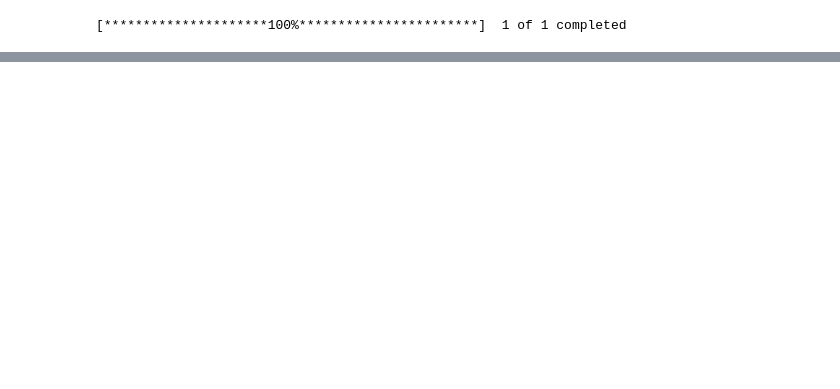
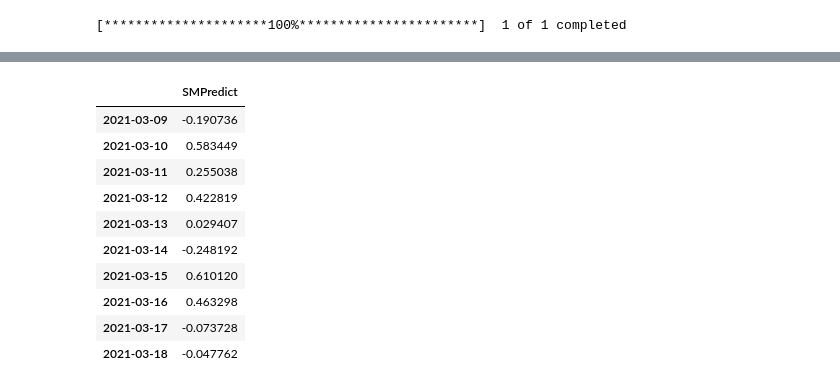
Before and after one commit to CCC-GH/FinalProject-Stock, a Jupyter notebook: BY/Grab_Social_Scores.ipynb, the cells around one changed output, grey strips where cells are left out. Cells and saved outputs as stored; diff of their text form; code cells hidden in the pictures; blank space fills up the shorter version.

```diff
--- a/BY/Grab_Social_Scores.ipynb
+++ b/BY/Grab_Social_Scores.ipynb
@@ -326,0 +306,2 @@ TypeError: periods must be a number, got DatetimeIndex(['2021-03-08 19:20:33.584
+# %%
+future_dates = pd.date_range(start=today, periods=10).strftime('%Y-%m-%d')
@@ -326,0 +311,16 @@ TypeError: periods must be a number, got DatetimeIndex(['2021-03-08 19:20:33.584
+# %%
+future_predict_df = pd.DataFrame(ynew.reshape(-1,1), future_dates)
+# %%
+future_predict_df.rename(columns={0: "SMPredict"})
+# %% [output]
+|  | SMPredict |
+| 2021-03-09 | -0.190736 |
+| 2021-03-10 | 0.583449 |
+| 2021-03-11 | 0.255038 |
+| 2021-03-12 | 0.422819 |
+| 2021-03-13 | 0.029407 |
+| 2021-03-14 | -0.248192 |
+| 2021-03-15 | 0.610120 |
+| 2021-03-16 | 0.463298 |
+| 2021-03-17 | -0.073728 |
+| 2021-03-18 | -0.047762 |
```
Also changed, not shown: parts of 33 cells of this notebook, 8 other files.
